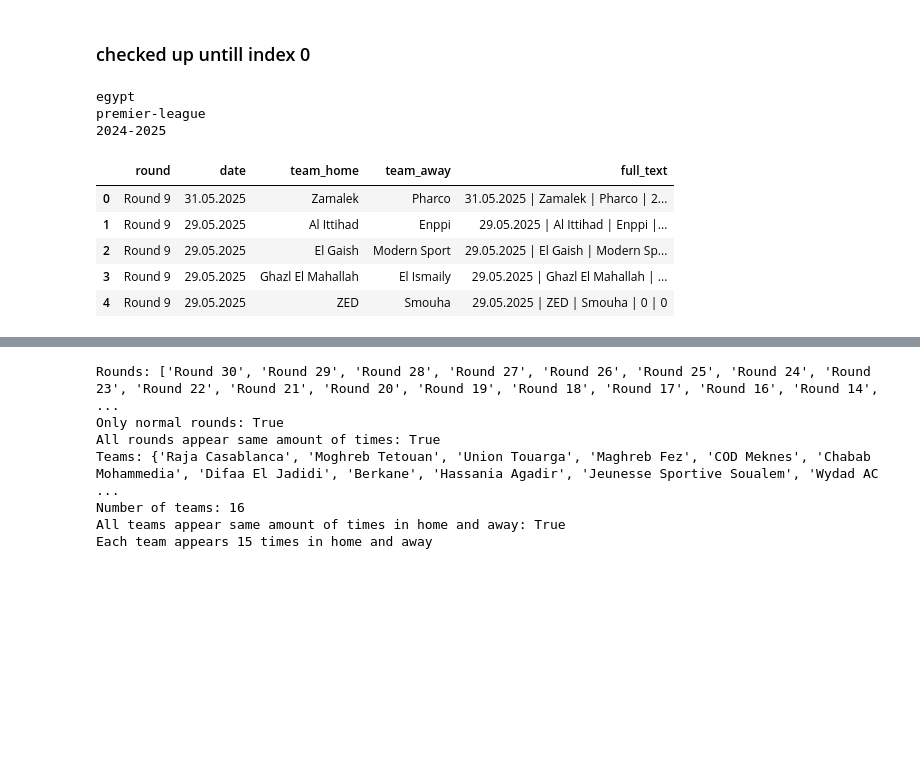
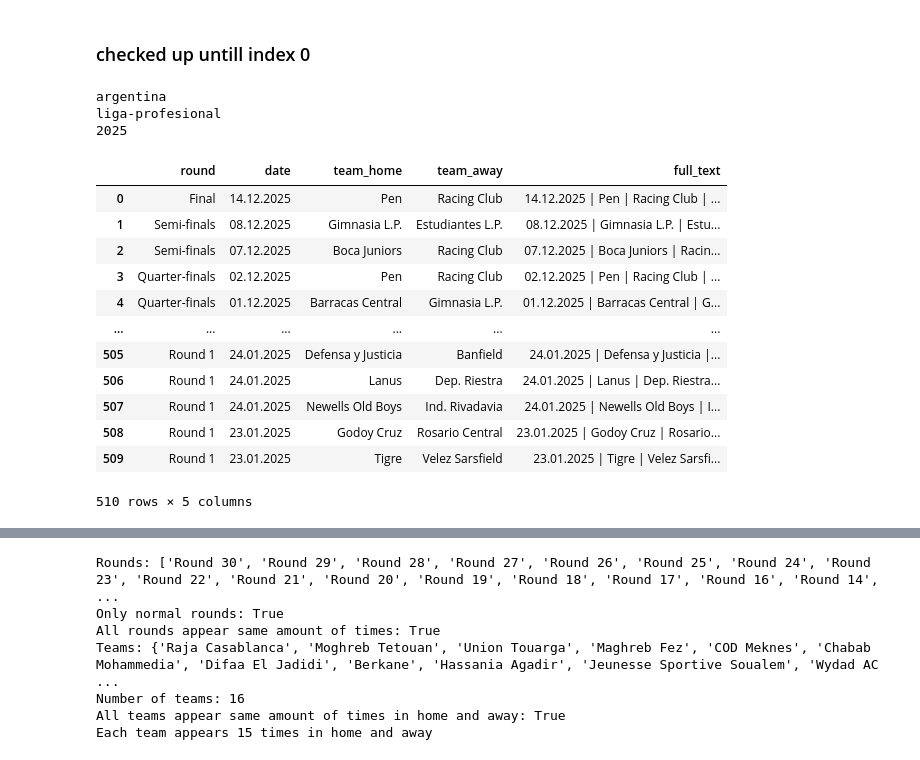
Before and after one commit to simon-cosyns/soccer_schedules_around_the_world, a Jupyter notebook: inspect_data.ipynb, the cells around one changed output, grey strips where cells are left out. Drawn from its saved outputs; the diff is of its cells as text; code cells hidden in the pictures; blank space fills up the shorter version.

```diff
--- a/inspect_data.ipynb
+++ b/inspect_data.ipynb
@@ -117,26 +117,33 @@ def check_games(df):
             print(f"   Odd counts: {odd}")
 # %%
 # Checked untill index 10, egypt
-index = 10
+index = 15
 country = countries[index]
 league = leagues[index]
 season = seasons[index]
 print(country)
 print(league)
 print(season)
 filename = f"{country}_{league}_{season}.csv"
 df = pd.read_csv(f"./scraped_data/{filename}")
-df.head()
+df
 # %% [output]
-egypt
-premier-league
-2024-2025
+argentina
+liga-profesional
+2025
 |  | round | date | team_home | team_away | full_text |
-| 0 | Round 9 | 31.05.2025 | Zamalek | Pharco | 31.05.2025 | Zamalek | Pharco | 2... |
-| 1 | Round 9 | 29.05.2025 | Al Ittihad | Enppi | 29.05.2025 | Al Ittihad | Enppi |... |
-| 2 | Round 9 | 29.05.2025 | El Gaish | Modern Sport | 29.05.2025 | El Gaish | Modern Sp... |
-| 3 | Round 9 | 29.05.2025 | Ghazl El Mahallah | El Ismaily | 29.05.2025 | Ghazl El Mahallah | ... |
-| 4 | Round 9 | 29.05.2025 | ZED | Smouha | 29.05.2025 | ZED | Smouha | 0 | 0 |
+| 0 | Final | 14.12.2025 | Pen | Racing Club | 14.12.2025 | Pen | Racing Club | ... |
+| 1 | Semi-finals | 08.12.2025 | Gimnasia L.P. | Estudiantes L.P. | 08.12.2025 | Gimnasia L.P. | Estu... |
+| 2 | Semi-finals | 07.12.2025 | Boca Juniors | Racing Club | 07.12.2025 | Boca Juniors | Racin... |
+| 3 | Quarter-finals | 02.12.2025 | Pen | Racing Club | 02.12.2025 | Pen | Racing Club | ... |
+| 4 | Quarter-finals | 01.12.2025 | Barracas Central | Gimnasia L.P. | 01.12.2025 | Barracas Central | G... |
+| ... | ... | ... | ... | ... | ... |
+| 505 | Round 1 | 24.01.2025 | Defensa y Justicia | Banfield | 24.01.2025 | Defensa y Justicia |... |
+| 506 | Round 1 | 24.01.2025 | Lanus | Dep. Riestra | 24.01.2025 | Lanus | Dep. Riestra... |
+| 507 | Round 1 | 24.01.2025 | Newells Old Boys | Ind. Rivadavia | 24.01.2025 | Newells Old Boys | I... |
+| 508 | Round 1 | 23.01.2025 | Godoy Cruz | Rosario Central | 23.01.2025 | Godoy Cruz | Rosario... |
+| 509 | Round 1 | 23.01.2025 | Tigre | Velez Sarsfield | 23.01.2025 | Tigre | Velez Sarsfi... |
+510 rows × 5 columns
 # %%
 # First do the checks, then do the filtering and removing of round prefix if necessary
 
```
Also changed, not shown: parts of 7 cells of this notebook, 2 other files.
